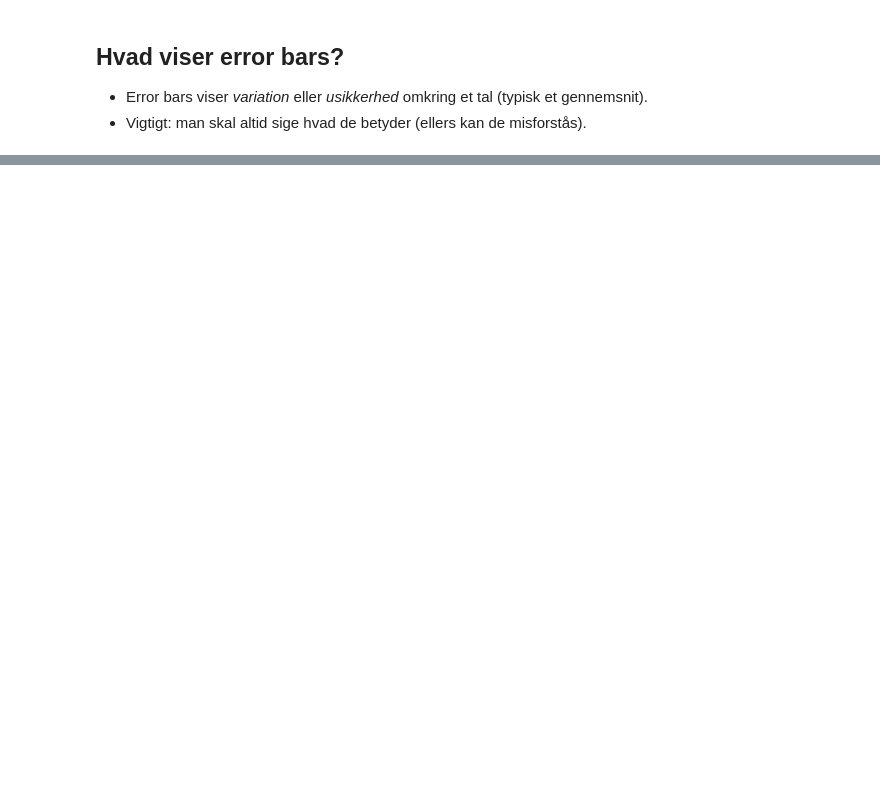
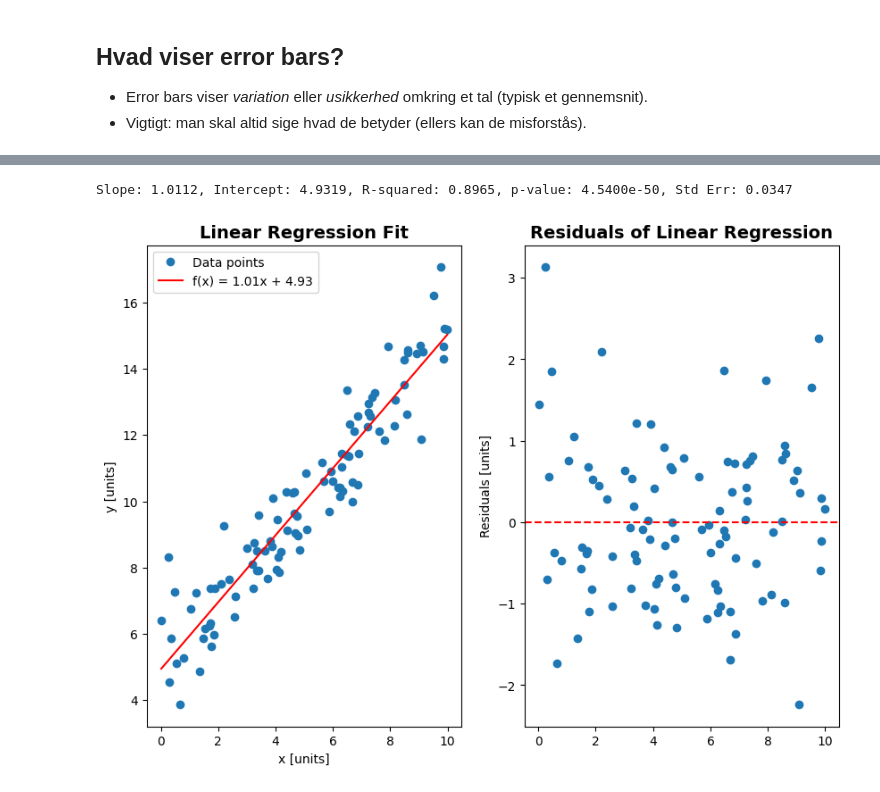
Before and after one commit to AAU-ST2-Programming/signals_3, a Jupyter notebook: signals_3_features.ipynb, the cells around one changed output, grey strips where cells are left out. Drawn from its saved outputs; the diff is of its cells as text; code cells hidden in the pictures; blank space fills up the shorter version.

```diff
--- a/signals_3_features.ipynb
+++ b/signals_3_features.ipynb
@@ -795,0 +313,28 @@ Using the feature table:
+# %%
+# Calculate linear regression
+from scipy.stats import linregress
+slope, intercept, r_value, p_value, std_err = linregress(x, y)
+print(f"Slope: {slope:.4f}, Intercept: {intercept:.4f}, R-squared: {r_value**2:.4f}, p-value: {p_value:.4e}, Std Err: {std_err:.4f}")
+x_fit = [min(x), max(x)]
+y_fit = [slope * xi + intercept for xi in x_fit]
+# visualize with scatterplot
+fig, axs = plt.subplots(1, 2, figsize=(10,7))
+
+axs[0].plot(x, y, 'o', label='Data points')
+axs[0].plot(x_fit, y_fit, label=f'f(x) = {slope:.2f}x + {intercept:.2f}', color="red")
+axs[0].set_xlabel("x [units]")
+axs[0].set_ylabel("y [units]")
+axs[0].set_title("Linear Regression Fit", fontsize=14, weight='bold')
+axs[0].legend()
+
+# plot residuals
+y_pred = slope * x + intercept
+residuals = y - y_pred
+axs[1].scatter(x, residuals)
+axs[1].axhline(0, color='red', linestyle='--')
+axs[1].set_ylabel("Residuals [units]")
+axs[1].set_title("Residuals of Linear Regression", fontsize=14, weight='bold')
+plt.show()
+# %% [output]
+Slope: 1.0112, Intercept: 4.9319, R-squared: 0.8965, p-value: 4.5400e-50, Std Err: 0.0347
+[figure, added]
```
Also changed, not shown: parts of 37 cells of this notebook, 2 other files.
